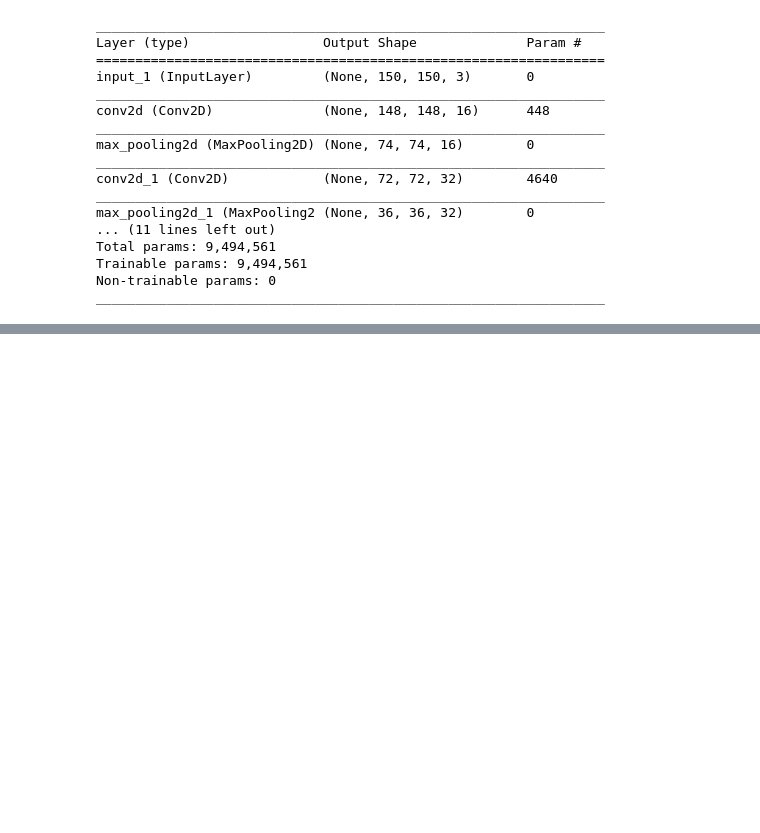
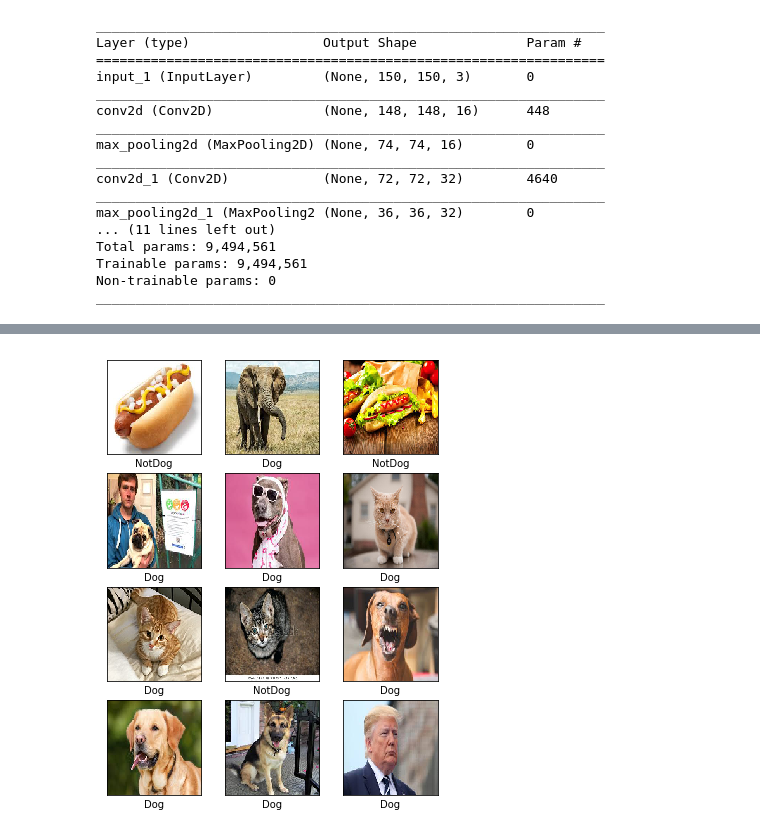
Before and after one commit to shivampip/NotDog, a Jupyter notebook: mayank_dogclassfication.ipynb, the cells around one changed output, grey strips where cells are left out. Cells and saved outputs as stored; diff of their text form; code cells hidden in the pictures; blank space fills up the shorter version.

```diff
--- a/mayank_dogclassfication.ipynb
+++ b/mayank_dogclassfication.ipynb
@@ -94,0 +138,21 @@ model.fit(X_train, y_train, validation_data=(X_test, y_test), epochs=5)
+# %%
+ABC=LoadImages("data/external")
+# %%
+test_dataset=ABC.ImageToNumpyArray(150,150,3)
+# %%
+pred_y=model.predict(test_dataset)
+# %%
+classes= {1: "Dog", 0:"NotDog"}
+# %%
+import matplotlib.pyplot as plt
+
+plt.figure(figsize=(6, 8))
+for i in range(1, test_dataset.shape[0]+1):
+    plt.subplot(4, 3, i)
+    plt.xticks([])
+    plt.yticks([])
+    plt.xlabel(classes[int(pred_y[i-1])])
+    plt.imshow(np.array(test_dataset[i-1], dtype=np.int32))
+plt.show()
+# %% [output]
+[figure, added]
```
Also changed, not shown: parts of 7 cells of this notebook.
